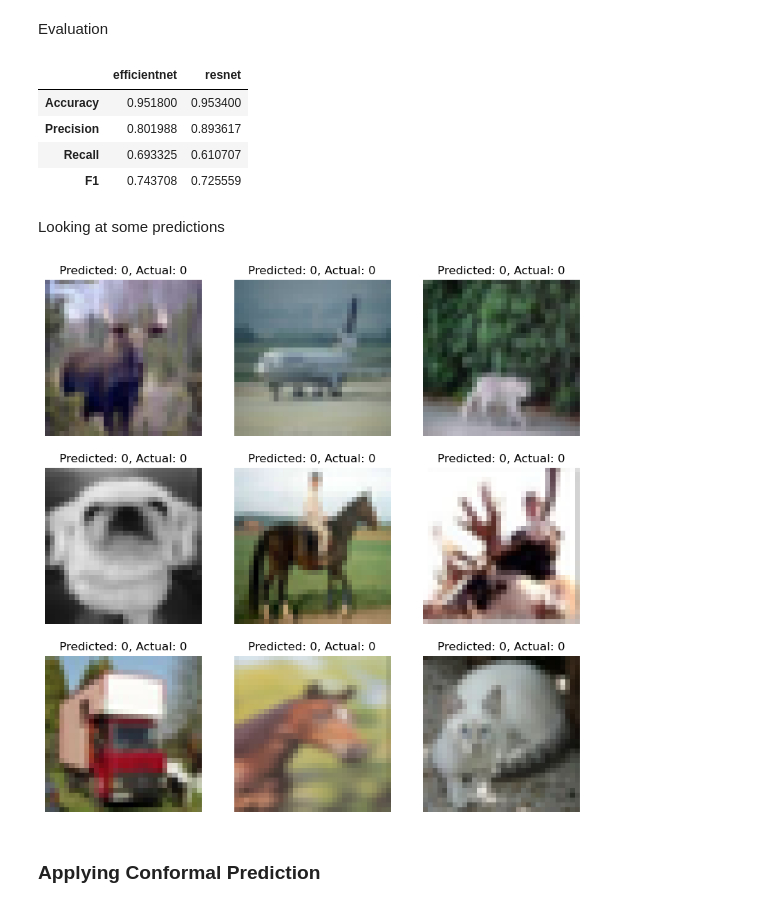
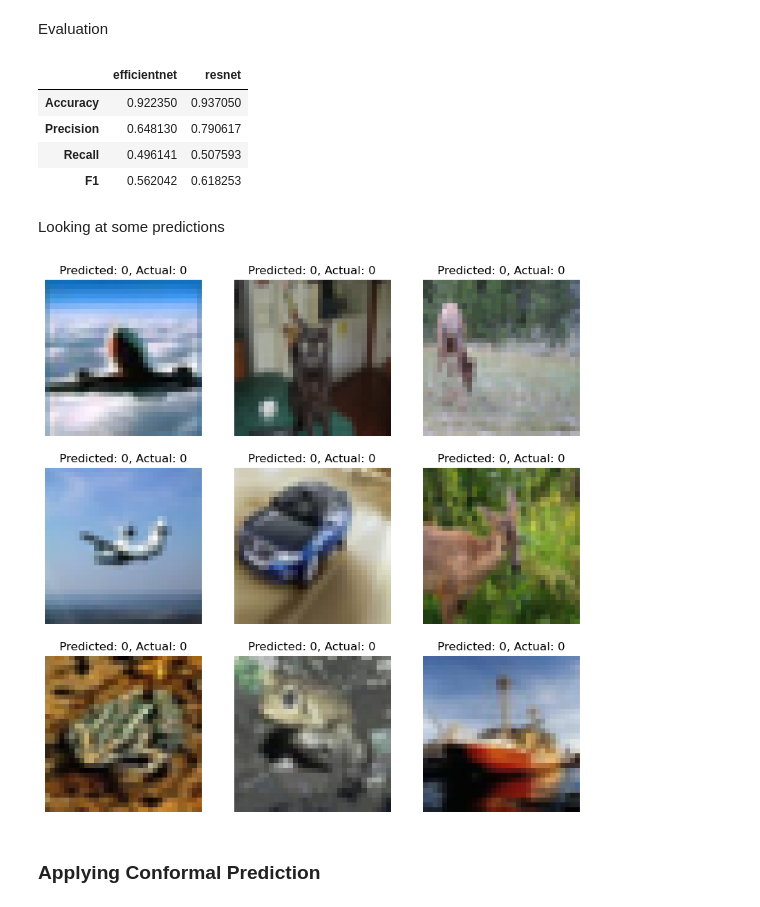
Before and after one commit to VannshJani/Machine-Learning, a Jupyter notebook: cp_cifar10.ipynb, the cells around one changed output. Drawn from its saved outputs; the diff is of its cells as text; code cells hidden in the pictures.

```diff
--- a/cp_cifar10.ipynb
+++ b/cp_cifar10.ipynb
@@ -54,7 +56,7 @@ tensor([0, 0, 0, 0, 0, 0, 1, 0, 0, 0])
 # %% [markdown]
 Splittling Data into train, test and callibration set
 # %%
-X_train_cal, X_test, y_train_cal, y_test = train_test_split(features, targets, test_size=0.25, random_state=42)
-X_train, X_cal, y_train, y_cal = train_test_split(X_train_cal, y_train_cal, test_size=0.1, random_state=42)
+X_train_cal, X_test, y_train_cal, y_test = train_test_split(features, targets, test_size=2/3, random_state=42)
+X_train, X_cal, y_train, y_cal = train_test_split(X_train_cal, y_train_cal, test_size=0.5, random_state=42)
 X_train.shape, X_cal.shape, X_test.shape
 # %% [output]
@@ -70,11 +72,10 @@ device
 device(type='cuda')
 # %%
 models = {"efficientnet": EfficientNetClassifier(n_classes=2), "resnet": ResNetClassifier(n_classes=2)}
-
 for name, model in models.items():
     print(f"Training {name}...")
-    train_fn(model.to(device), nn.CrossEntropyLoss(), X_train, y_train, lr=1e-3, batch_size=1024, epochs=20)
-    model.to("cpu")
+    epoch_loss,iter_loss = train_fn(model.to(device), nn.CrossEntropyLoss(), X_train, y_train, lr=1e-3, batch_size=1024, epochs=20)
+    # model.to("cpu")
 # %% [output]
 Training efficientnet...
 Training resnet...
@@ -98,25 +99,26 @@ def softmax(y_pred):
 # %%
 result_dict = {}
 predictions = {}
 labels = {}
-for name, model in models.items():
-    model.to(device)
-    pred_y = model.predict(X_test, batch_size=1024).to("cpu")
-    prediction_prob = softmax(pred_y)
-    predicted_labels = torch.argmax(prediction_prob, dim=1)
-    result_dict[name] = results(y_test, predicted_labels)
-    predictions[name] = prediction_prob
-    labels[name] = predicted_labels
-    model.to("cpu")
+with torch.no_grad():
+    for name, model in models.items():
+        pred_y = model.predict(X_test, batch_size=1024).cpu()
+        prediction_prob = softmax(pred_y)
+        predicted_labels = torch.argmax(prediction_prob, dim=1)
+        result_dict[name] = results(y_test, predicted_labels)
+        predictions[name] = prediction_prob
+        labels[name] = predicted_labels
+
+
 
 df = tabulate_results(result_dict)
 df
 # %% [output]
 |  | efficientnet | resnet |
-| Accuracy | 0.951800 | 0.953400 |
-| Precision | 0.801988 | 0.893617 |
-| Recall | 0.693325 | 0.610707 |
-| F1 | 0.743708 | 0.725559 |
+| Accuracy | 0.922350 | 0.937050 |
+| Precision | 0.648130 | 0.790617 |
+| Recall | 0.496141 | 0.507593 |
+| F1 | 0.562042 | 0.618253 |
 # %% [markdown]
 Looking at some predictions
 # %%
@@ -127,7 +129,7 @@ for ax, idx in zip(axes.ravel(),indices):
     ax.set_title(f"Predicted: {predicted_labels[idx]}, Actual: {y_test[idx]}")
     ax.axis("off")
 # %% [output]
-[figure, old version]
+[figure, new version]
 # %% [markdown]
 ### Applying Conformal Prediction
 # %% [markdown]
```
Also changed, not shown: parts of 9 cells of this notebook.
